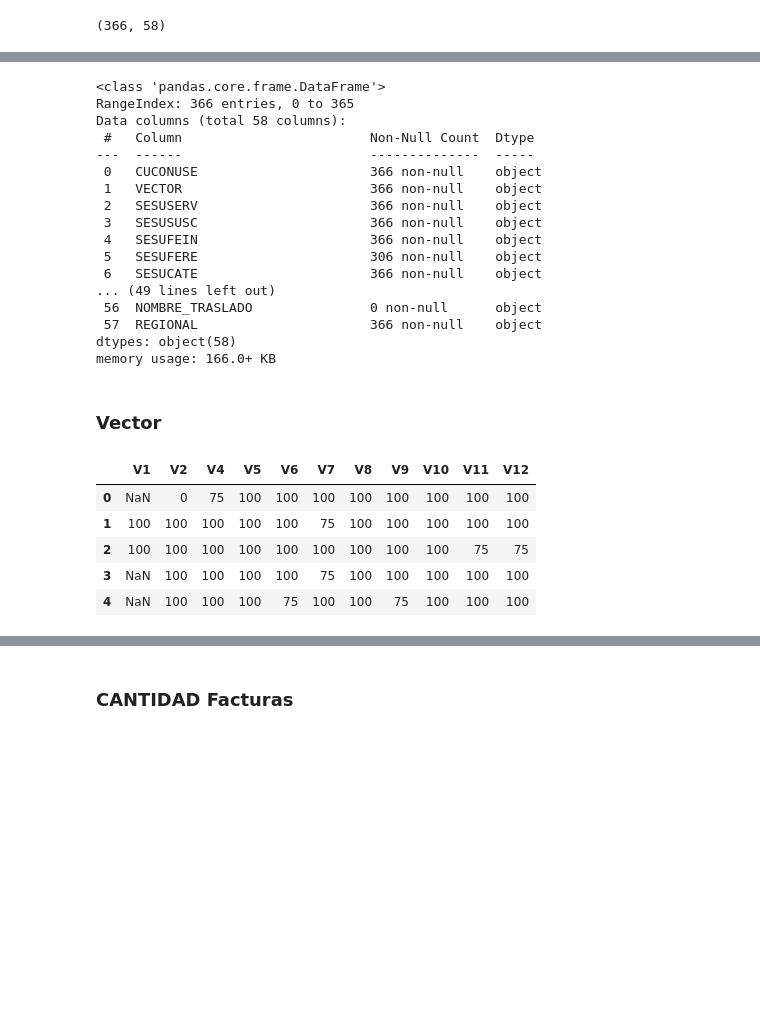
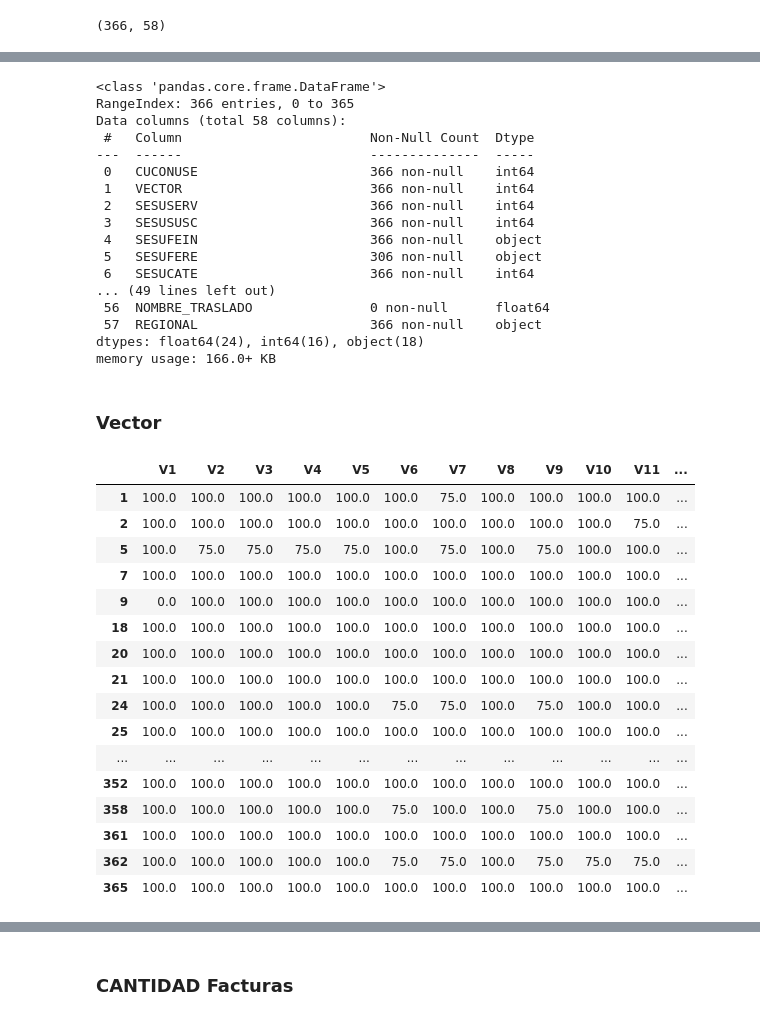
Before and after one commit to hsepulvedaj/proyecto_integrador, a Jupyter notebook: ProyectoIntegrador_descriptivo.ipynb, the cells around one changed output, grey strips where cells are left out. Cells and saved outputs as stored; diff of their text form; code cells hidden in the pictures; blank space fills up the shorter version.

```diff
--- a/ProyectoIntegrador_descriptivo.ipynb
+++ b/ProyectoIntegrador_descriptivo.ipynb
@@ -33,5 +34,6 @@ df1.describe()
 # %%
-df = pd.read_csv(r"C:\Users\Paola Fajardo\Desktop\CienciaDatos\Proyecto Integrador\proyectointegrador\vector_pago_1.csv", dtype=object)
+#df = pd.read_csv(r"C:\Users\Paola Fajardo\Desktop\CienciaDatos\Proyecto Integrador\proyectointegrador\vector_pago_1.csv", dtype=object)
+df= pd.read_csv(r"C:\Users\naujs\Google Drive\EAFIT2020\Semestre1\ProyInt\VECTOR_PAGO.CSV", delimiter ='¡', engine = "python")
 # %%
 df.head()
 # %% [output]
@@ -77,26 +83,38 @@ RangeIndex: 366 entries, 0 to 365
 Data columns (total 58 columns):
  #   Column                        Non-Null Count  Dtype
 ---  ------                        --------------  -----
- 0   CUCONUSE                      366 non-null    object
- 1   VECTOR                        366 non-null    object
- 2   SESUSERV                      366 non-null    object
- 3   SESUSUSC                      366 non-null    object
+ 0   CUCONUSE                      366 non-null    int64
+ 1   VECTOR                        366 non-null    int64
+ 2   SESUSERV                      366 non-null    int64
+ 3   SESUSUSC                      366 non-null    int64
  4   SESUFEIN                      366 non-null    object
  5   SESUFERE                      306 non-null    object
- 6   SESUCATE                      366 non-null    object
+ 6   SESUCATE                      366 non-null    int64
 ... (49 lines left out)
- 56  NOMBRE_TRASLADO               0 non-null      object
+ 56  NOMBRE_TRASLADO               0 non-null      float64
  57  REGIONAL                      366 non-null    object
-dtypes: object(58)
+dtypes: float64(24), int64(16), object(18)
 memory usage: 166.0+ KB
 # %% [markdown]
 ### Vector
 # %%
-df[['V1','V2','V4','V5','V6','V7', 'V8','V9', 'V10', 'V11','V12']].head()
+dfn=df[['V1','V2','V3','V4','V5','V6','V7', 'V8','V9', 'V10', 'V11','V12']]
+dfn.dropna()
 # %% [output]
-|  | V1 | V2 | V4 | V5 | V6 | V7 | V8 | V9 | V10 | V11 | V12 |
-| 0 | NaN | 0 | 75 | 100 | 100 | 100 | 100 | 100 | 100 | 100 | 100 |
-| 1 | 100 | 100 | 100 | 100 | 100 | 75 | 100 | 100 | 100 | 100 | 100 |
-| 2 | 100 | 100 | 100 | 100 | 100 | 100 | 100 | 100 | 100 | 75 | 75 |
-| 3 | NaN | 100 | 100 | 100 | 100 | 75 | 100 | 100 | 100 | 100 | 100 |
-| 4 | NaN | 100 | 100 | 100 | 75 | 100 | 100 | 75 | 100 | 100 | 100 |
+|  | V1 | V2 | V3 | V4 | V5 | V6 | V7 | V8 | V9 | V10 | V11 | ... |
+| 1 | 100.0 | 100.0 | 100.0 | 100.0 | 100.0 | 100.0 | 75.0 | 100.0 | 100.0 | 100.0 | 100.0 | ... |
+| 2 | 100.0 | 100.0 | 100.0 | 100.0 | 100.0 | 100.0 | 100.0 | 100.0 | 100.0 | 100.0 | 75.0 | ... |
+| 5 | 100.0 | 75.0 | 75.0 | 75.0 | 75.0 | 100.0 | 75.0 | 100.0 | 75.0 | 100.0 | 100.0 | ... |
+| 7 | 100.0 | 100.0 | 100.0 | 100.0 | 100.0 | 100.0 | 100.0 | 100.0 | 100.0 | 100.0 | 100.0 | ... |
+| 9 | 0.0 | 100.0 | 100.0 | 100.0 | 100.0 | 100.0 | 100.0 | 100.0 | 100.0 | 100.0 | 100.0 | ... |
+| 18 | 100.0 | 100.0 | 100.0 | 100.0 | 100.0 | 100.0 | 100.0 | 100.0 | 100.0 | 100.0 | 100.0 | ... |
+| 20 | 100.0 | 100.0 | 100.0 | 100.0 | 100.0 | 100.0 | 100.0 | 100.0 | 100.0 | 100.0 | 100.0 | ... |
+| 21 | 100.0 | 100.0 | 100.0 | 100.0 | 100.0 | 100.0 | 100.0 | 100.0 | 100.0 | 100.0 | 100.0 | ... |
+| 24 | 100.0 | 100.0 | 100.0 | 100.0 | 100.0 | 75.0 | 75.0 | 100.0 | 75.0 | 100.0 | 100.0 | ... |
+| 25 | 100.0 | 100.0 | 100.0 | 100.0 | 100.0 | 100.0 | 100.0 | 100.0 | 100.0 | 100.0 | 100.0 | ... |
+| ... | ... | ... | ... | ... | ... | ... | ... | ... | ... | ... | ... | ... |
+| 352 | 100.0 | 100.0 | 100.0 | 100.0 | 100.0 | 100.0 | 100.0 | 100.0 | 100.0 | 100.0 | 100.0 | ... |
+| 358 | 100.0 | 100.0 | 100.0 | 100.0 | 100.0 | 75.0 | 100.0 | 100.0 | 75.0 | 100.0 | 100.0 | ... |
+| 361 | 100.0 | 100.0 | 100.0 | 100.0 | 100.0 | 100.0 | 100.0 | 100.0 | 100.0 | 100.0 | 100.0 | ... |
+| 362 | 100.0 | 100.0 | 100.0 | 100.0 | 100.0 | 75.0 | 75.0 | 100.0 | 75.0 | 75.0 | 75.0 | ... |
+| 365 | 100.0 | 100.0 | 100.0 | 100.0 | 100.0 | 100.0 | 100.0 | 100.0 | 100.0 | 100.0 | 100.0 | ... |
```
Also changed, not shown: parts of 12 cells of this notebook.
